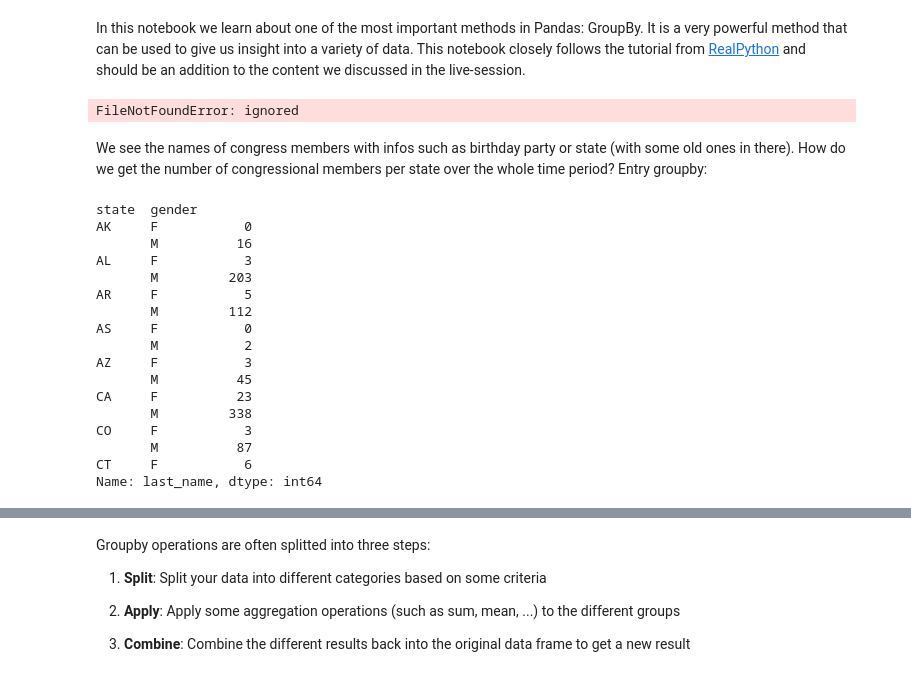
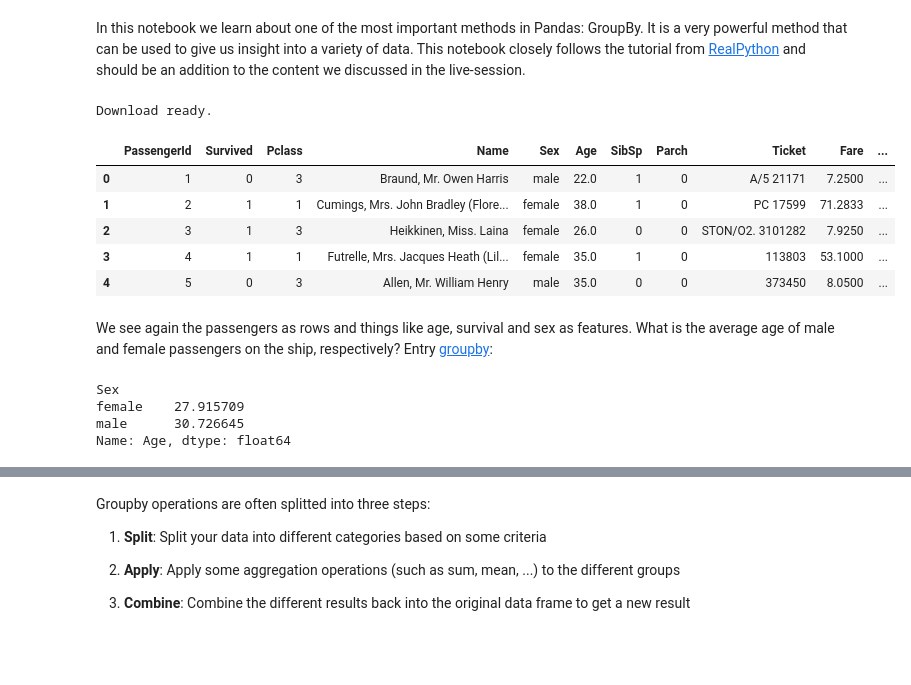
Before and after one commit to kdidi99/Informatics_in_Biochemistry_Course, a Jupyter notebook: notebooks/day_3_data_analysis_3_groupby.ipynb, the cells around one changed output, grey strips where cells are left out. Drawn from its saved outputs; the diff is of its cells as text; code cells hidden in the pictures; blank space fills up the shorter version.

```diff
--- a/notebooks/day_3_data_analysis_3_groupby.ipynb
+++ b/notebooks/day_3_data_analysis_3_groupby.ipynb
@@ -4,46 +4,38 @@ In this notebook we learn about one of the most important methods in Pandas: Gro
 import numpy as np
 import pandas as pd
 # %%
-dtypes = {
-    "first_name": "category",
-    "gender": "category",
-    "type": "category",
-    "state": "category",
-    "party": "category",
-}
-df_us = pd.read_csv(
-    "../additional_data/legislators-historical.csv",
-    dtype=dtypes,
-    usecols=list(dtypes) + ["birthday", "last_name"],
-    parse_dates=["birthday"]
-)
+import requests
 
-df_us.head()
+download_url = "https://raw.githubusercontent.com/rashida048/Datasets/master/titanic_data.csv"
+target_csv_path = "titanic_data.csv"
+
+response = requests.get(download_url)
+response.raise_for_status()    # Check that the request was successful
+with open(target_csv_path, "wb") as f:
+    f.write(response.content)
+print("Download ready.")
 # %% [output]
-FileNotFoundError: ignored
+Download ready.
+# %%
+df = pd.read_csv("titanic_data.csv")
+df.head()
+# %% [output]
+|  | PassengerId | Survived | Pclass | Name | Sex | Age | SibSp | Parch | Ticket | Fare | ... |
+| 0 | 1 | 0 | 3 | Braund, Mr. Owen Harris | male | 22.0 | 1 | 0 | A/5 21171 | 7.2500 | ... |
+| 1 | 2 | 1 | 1 | Cumings, Mrs. John Bradley (Flore... | female | 38.0 | 1 | 0 | PC 17599 | 71.2833 | ... |
+| 2 | 3 | 1 | 3 | Heikkinen, Miss. Laina | female | 26.0 | 0 | 0 | STON/O2. 3101282 | 7.9250 | ... |
+| 3 | 4 | 1 | 1 | Futrelle, Mrs. Jacques Heath (Lil... | female | 35.0 | 1 | 0 | 113803 | 53.1000 | ... |
+| 4 | 5 | 0 | 3 | Allen, Mr. William Henry | male | 35.0 | 0 | 0 | 373450 | 8.0500 | ... |
 # %% [markdown]
-We see the names of congress members with infos such as birthday party or state (with some old ones in there). How do we get the number of congressional members per state over the whole time period? Entry groupby:
+We see again the passengers as rows and things like age, survival and sex as features. What is the average age of male and female passengers on the ship, respectively? Entry [groupby](https://pandas.pydata.org/pandas-docs/stable/getting_started/intro_tutorials/06_calculate_statistics.html):
 # %%
-count_by_state = df_us.groupby(["state", "gender"],)["last_name"].count()
-count_by_state.head(15)
+age_sex = df.groupby("Sex")["Age"].mean()
+age_sex
 #as_index=False more closely resembles SQL: Gives back DataFrame with RangeIndex; if true it returns Saries with MultiIndex
 #if you use .count() you exclude poosible NaN values; .size() would include those
 # %% [output]
-state  gender
-AK     F           0
-       M          16
-AL     F           3
-       M         203
-AR     F           5
-       M         112
-AS     F           0
-       M           2
-AZ     F           3
-       M          45
-CA     F          23
-       M         338
-CO     F           3
-       M          87
-CT     F           6
-Name: last_name, dtype: int64
+Sex
+female    27.915709
+male      30.726645
+Name: Age, dtype: float64
 # %%
```
Also changed, not shown: parts of 8 cells of this notebook.
